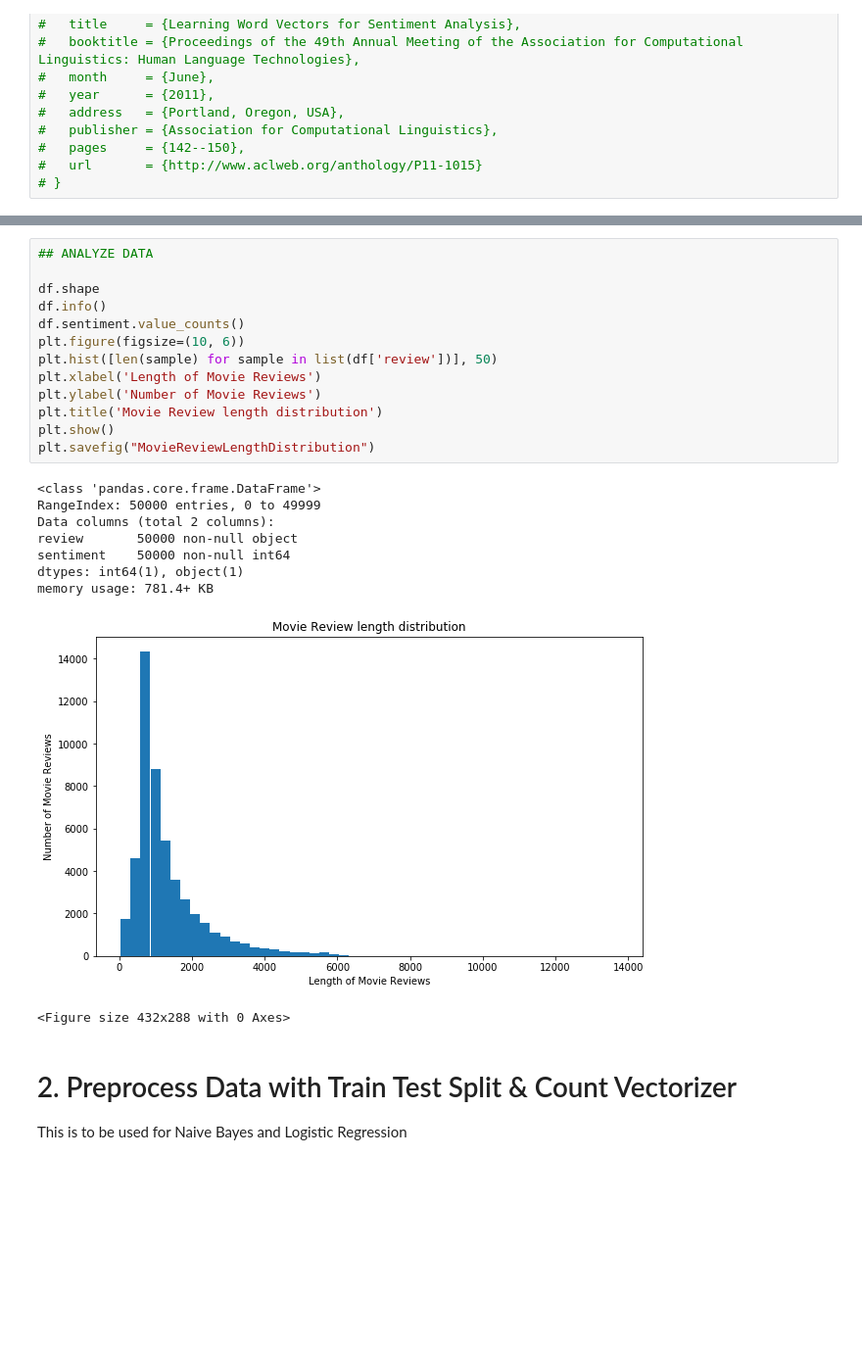
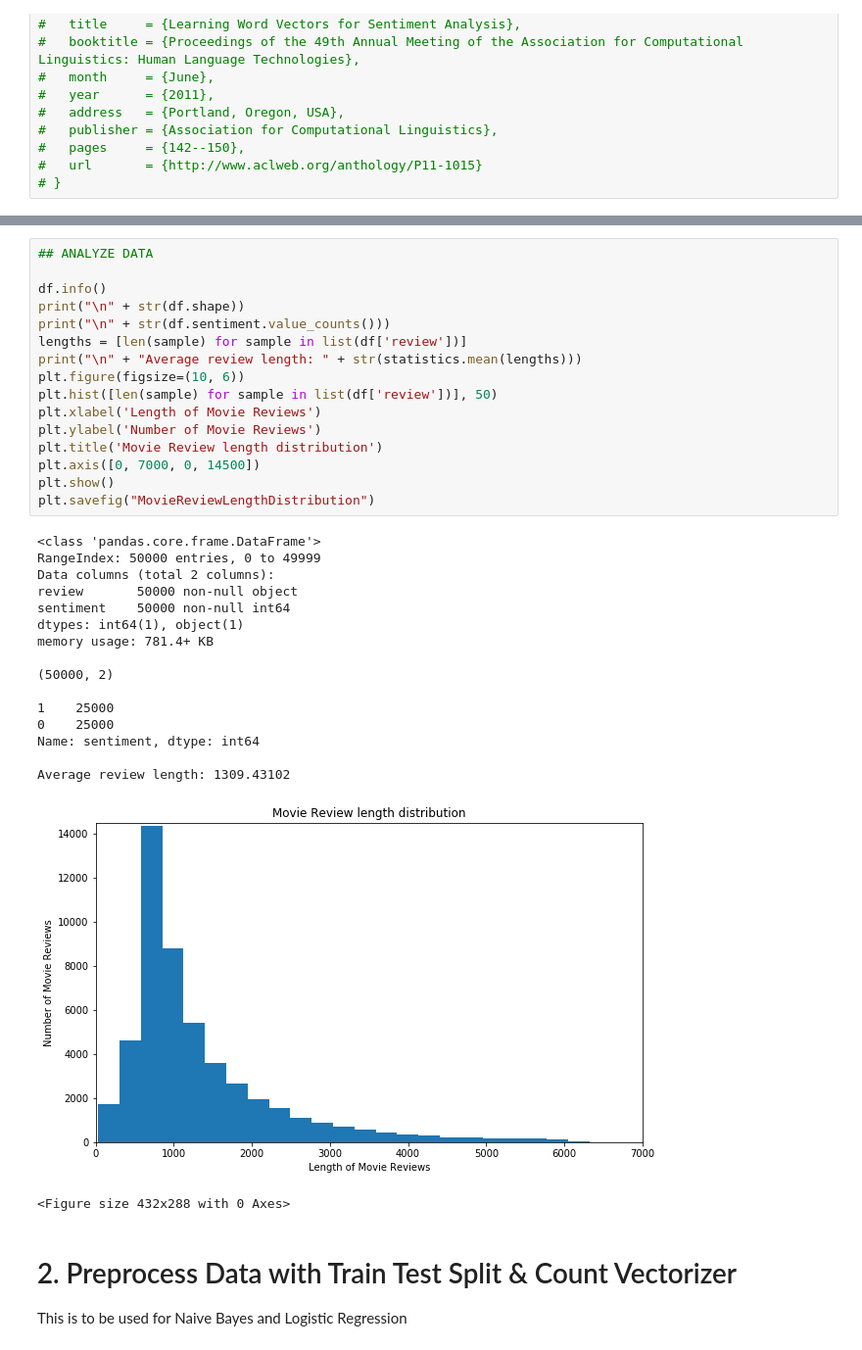
Before and after one commit to hueyqing/LIN373_Project_SentimentAnalysis, a Jupyter notebook: SentimentAnalysis_MovieReviews.ipynb, the cells around one changed output, grey strips where cells are left out. Shown: that part at 98% size. Cells and saved outputs as stored; diff of their text form; blank space fills up the shorter version.

```diff
--- a/SentimentAnalysis_MovieReviews.ipynb
+++ b/SentimentAnalysis_MovieReviews.ipynb
@@ -105,25 +106,36 @@ Wall time: 1min 56s
 # %%
 ## ANALYZE DATA
 
-df.shape
 df.info()
-df.sentiment.value_counts()
+print("\n" + str(df.shape))
+print("\n" + str(df.sentiment.value_counts()))
+lengths = [len(sample) for sample in list(df['review'])]
+print("\n" + "Average review length: " + str(statistics.mean(lengths)))
 plt.figure(figsize=(10, 6))
 plt.hist([len(sample) for sample in list(df['review'])], 50)
 plt.xlabel('Length of Movie Reviews')
 plt.ylabel('Number of Movie Reviews')
 plt.title('Movie Review length distribution')
+plt.axis([0, 7000, 0, 14500])
 plt.show()
 plt.savefig("MovieReviewLengthDistribution")
 # %% [output]
 <class 'pandas.core.frame.DataFrame'>
 RangeIndex: 50000 entries, 0 to 49999
 Data columns (total 2 columns):
 review       50000 non-null object
 sentiment    50000 non-null int64
 dtypes: int64(1), object(1)
 memory usage: 781.4+ KB
+
+(50000, 2)
+
+1    25000
+0    25000
+Name: sentiment, dtype: int64
+
+Average review length: 1309.43102
-[figure, old version]
+[figure, new version]
 <Figure size 432x288 with 0 Axes>
 # %% [markdown]
 # 2. Preprocess Data with Train Test Split & Count Vectorizer
```
Also changed, not shown: parts of 2 cells of this notebook.
